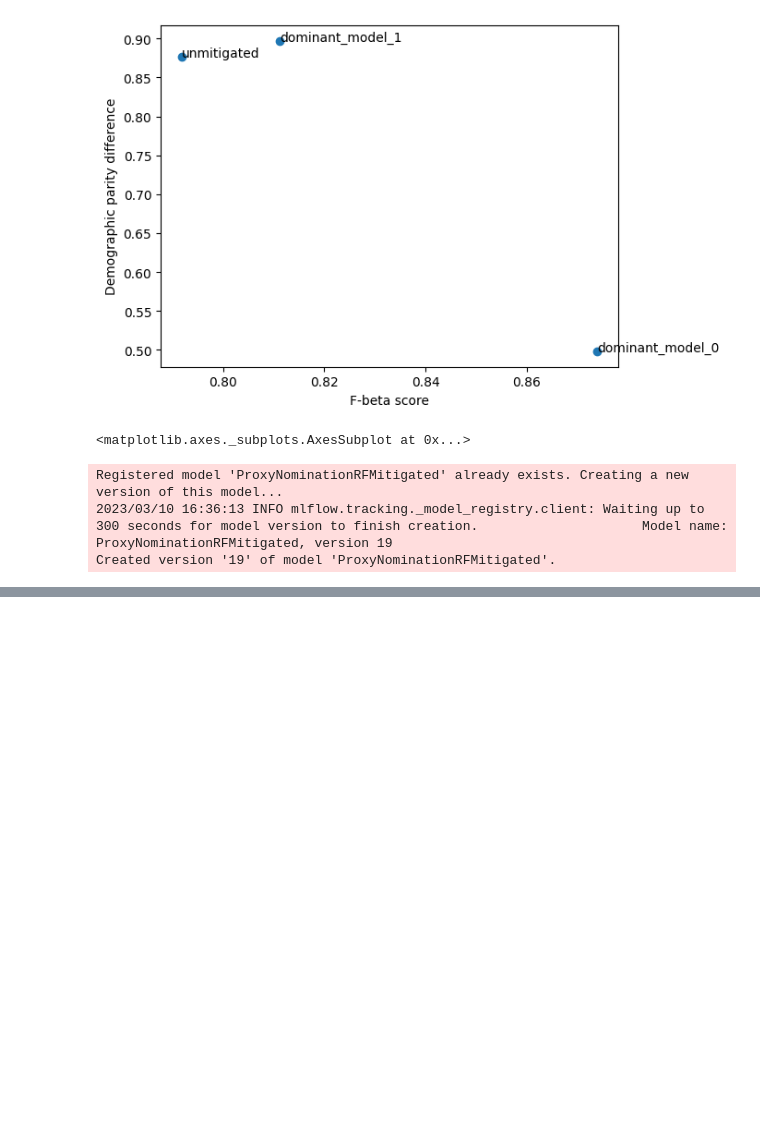
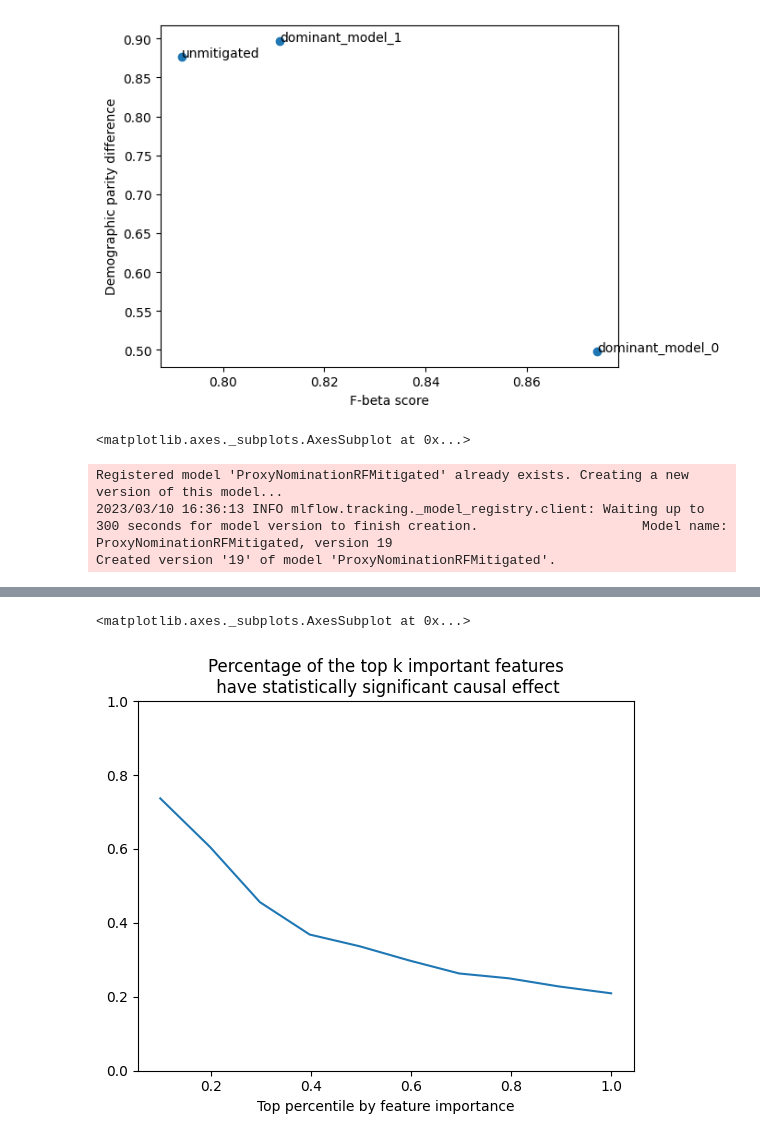
Before and after one commit to OpenEducationAnalytics/OpenEducationAnalytics, a Jupyter notebook: packages/package_catalog/Predicting_Student_Well_Being/notebooks/TrainModel.ipynb, the cells around one changed output, grey strips where cells are left out. Saved outputs shown, nothing was run; the diff lists cells and outputs as text; code cells hidden in the pictures; blank space fills up the shorter version.

Commit message:
Add files via upload
added causal analysis

```diff
--- a/packages/package_catalog/Predicting_Student_Well_Being/notebooks/TrainModel.ipynb
+++ b/packages/package_catalog/Predicting_Student_Well_Being/notebooks/TrainModel.ipynb
@@ -1502,0 +1520,37 @@ Created version '19' of model 'ProxyNominationRFMitigated'.
+# %%
+from econml.solutions.causal_analysis import CausalAnalysis
+
+X_train, X_test, y_train, y_test = train_test_split(df[FEATURE_NAMES], df[PROXY_NOMINATION_TARGET], test_size=0.2, random_state=SEED)
+treatment_features = FEATURE_NAMES
+ca = CausalAnalysis(treatment_features,
+                    categorical=[],
+                    nuisance_models='automl',
+                    heterogeneity_model='forest',
+                    verbose=0,
+                    classification=True,
+                    random_state=SEED)
+ca.fit(X_train, y_train)
+gc = ca.global_causal_effect()
+# %%
+fi = individual_feature_importance.unstack(-1).mean(1).droplevel([0, 2], axis=0)
+top_k_list = list(np.linspace(0.1, 1, 10))
+sorted_fi = fi.sort_values()
+zstat = gc.zstat
+metrics = ['perc', 'ss', 'ss_perc', 'pearson', 'spearman', 'kendall']
+corr_stat = {}
+for top_k in top_k_list:
+    if isinstance(top_k, float):
+        top_k = int(top_k * sorted_fi.shape[0])
+    top_fi = sorted_fi.tail(top_k)
+    top_fi_sig = top_fi.reindex(zstat[zstat.abs()>2].index).dropna()
+    pearson = top_fi.corr(zstat)
+    spearman = top_fi.corr(zstat, method='spearman')
+    kendall = top_fi.corr(zstat, method='kendall')
+    corr_stat[top_k] = (top_k/fi.shape[0], top_fi_sig.shape[0], top_fi_sig.shape[0]/top_fi.shape[0], pearson, spearman, kendall)
+corr_stat = pd.DataFrame(corr_stat, index=metrics).T
+# %%
+
+corr_stat.set_index('perc')['ss_perc'].plot(title='Percentage of the top k important features\n have statistically significant causal effect', ylim=(0, 1), xlabel='Top percentile by feature importance')
+# %% [output]
+<matplotlib.axes._subplots.AxesSubplot at 0x...>
+[figure, added]
```
Also changed, not shown: parts of 3 cells of this notebook.
